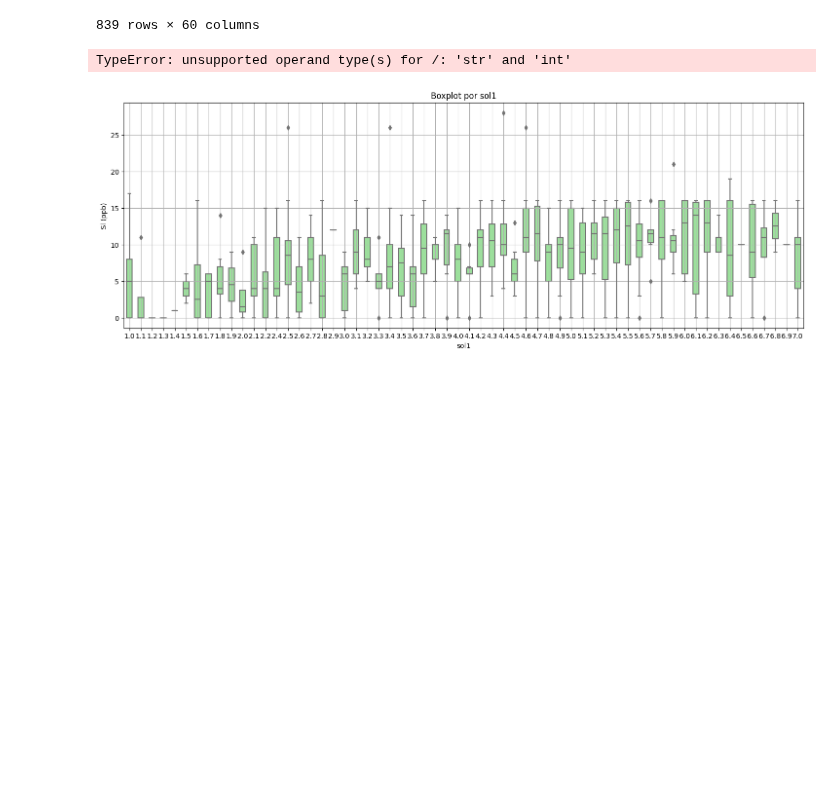
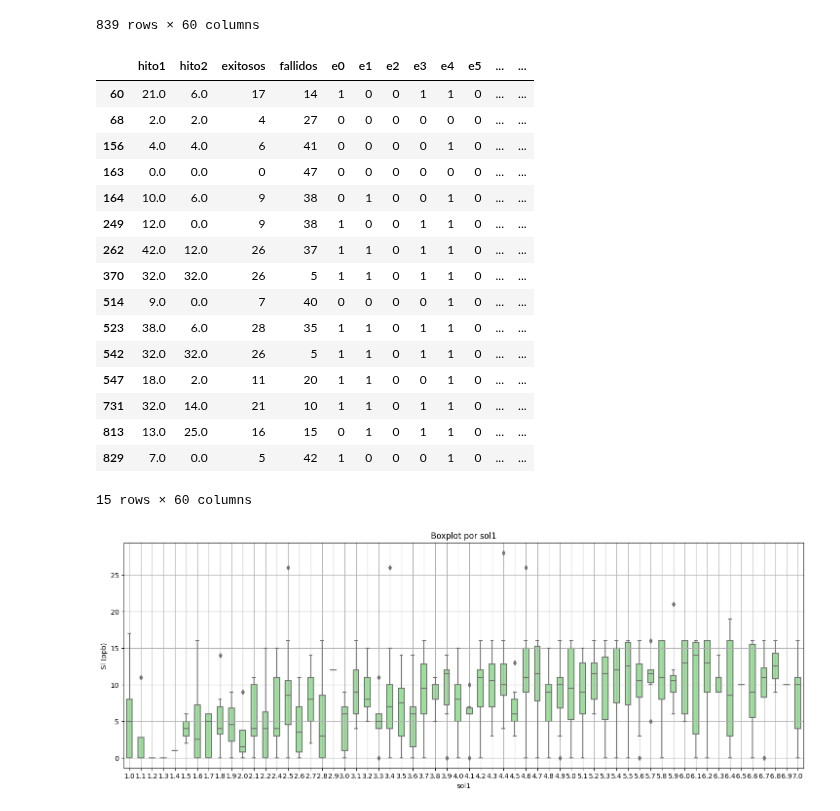
Before and after one commit to tonporaqui/tesis, a Jupyter notebook: jupyter_notebook/notebooks/analisis_datos.ipynb, the cells around one changed output. Drawn from its saved outputs; the diff is of its cells as text; code cells hidden in the pictures; blank space fills up the shorter version.

```diff
--- a/jupyter_notebook/notebooks/analisis_datos.ipynb
+++ b/jupyter_notebook/notebooks/analisis_datos.ipynb
@@ -303,17 +311,36 @@ display(outliers)
 | 838 | NaN | NaN | NaN | NaN | NaN | NaN | NaN | NaN | NaN | NaN | ... | ... |
 839 rows × 60 columns
 # %%
-# Calcular el Z-score de cada observación
-z_scores = zscore(df)
+# Seleccionar solo las columnas numéricas del DataFrame
+numeric_columns = df.select_dtypes(include=np.number)
+
+# Calcular el Z-score de cada observación en las columnas numéricas
+z_scores = zscore(numeric_columns)
 
 # Establecer un umbral para detectar valores atípicos (ejemplo: umbral de 3 desviaciones estándar)
 threshold = 3
 
 # Identificar valores atípicos
 outliers = df[(z_scores > threshold).any(axis=1)]
 display(outliers)
 # %% [output]
+|  | hito1 | hito2 | exitosos | fallidos | e0 | e1 | e2 | e3 | e4 | e5 | ... | ... |
+| 60 | 21.0 | 6.0 | 17 | 14 | 1 | 0 | 0 | 1 | 1 | 0 | ... | ... |
+| 68 | 2.0 | 2.0 | 4 | 27 | 0 | 0 | 0 | 0 | 0 | 0 | ... | ... |
+| 156 | 4.0 | 4.0 | 6 | 41 | 0 | 0 | 0 | 0 | 1 | 0 | ... | ... |
+| 163 | 0.0 | 0.0 | 0 | 47 | 0 | 0 | 0 | 0 | 0 | 0 | ... | ... |
+| 164 | 10.0 | 6.0 | 9 | 38 | 0 | 1 | 0 | 0 | 1 | 0 | ... | ... |
+| 249 | 12.0 | 0.0 | 9 | 38 | 1 | 0 | 0 | 1 | 1 | 0 | ... | ... |
+| 262 | 42.0 | 12.0 | 26 | 37 | 1 | 1 | 0 | 1 | 1 | 0 | ... | ... |
+| 370 | 32.0 | 32.0 | 26 | 5 | 1 | 1 | 0 | 1 | 1 | 0 | ... | ... |
+| 514 | 9.0 | 0.0 | 7 | 40 | 0 | 0 | 0 | 0 | 1 | 0 | ... | ... |
+| 523 | 38.0 | 6.0 | 28 | 35 | 1 | 1 | 0 | 1 | 1 | 0 | ... | ... |
+| 542 | 32.0 | 32.0 | 26 | 5 | 1 | 1 | 0 | 1 | 1 | 0 | ... | ... |
+| 547 | 18.0 | 2.0 | 11 | 20 | 1 | 1 | 0 | 0 | 1 | 0 | ... | ... |
+| 731 | 32.0 | 14.0 | 21 | 10 | 1 | 1 | 0 | 1 | 1 | 0 | ... | ... |
+| 813 | 13.0 | 25.0 | 16 | 15 | 0 | 1 | 0 | 1 | 1 | 0 | ... | ... |
+| 829 | 7.0 | 0.0 | 5 | 42 | 1 | 0 | 0 | 0 | 1 | 0 | ... | ... |
-TypeError: unsupported operand type(s) for /: 'str' and 'int'
+15 rows × 60 columns
 # %%
 # Boxplot por sol1
 plt.figure(figsize=(18, 6))
```
Also changed, not shown: parts of 1 cell of this notebook, 5 other files.
